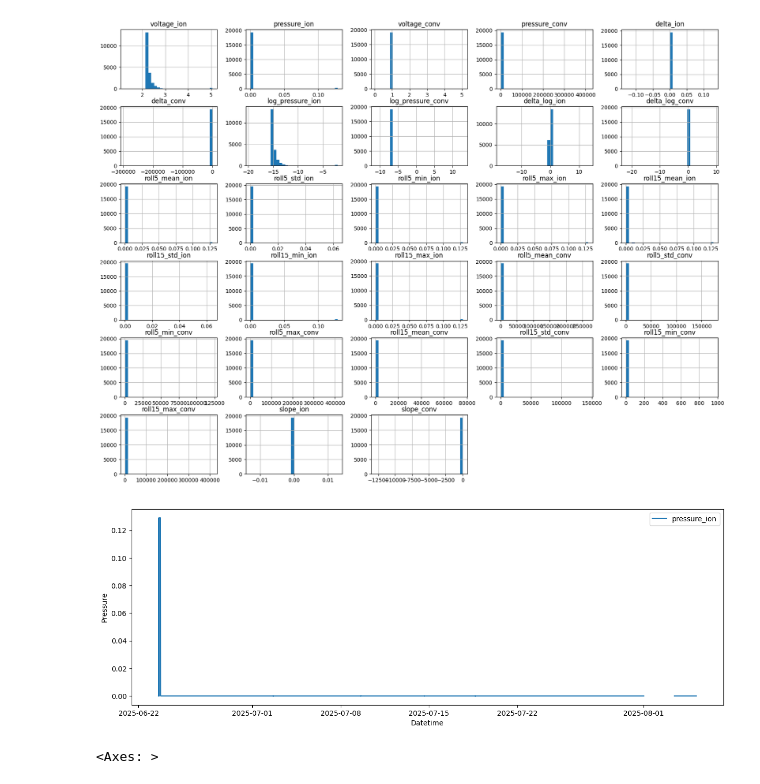
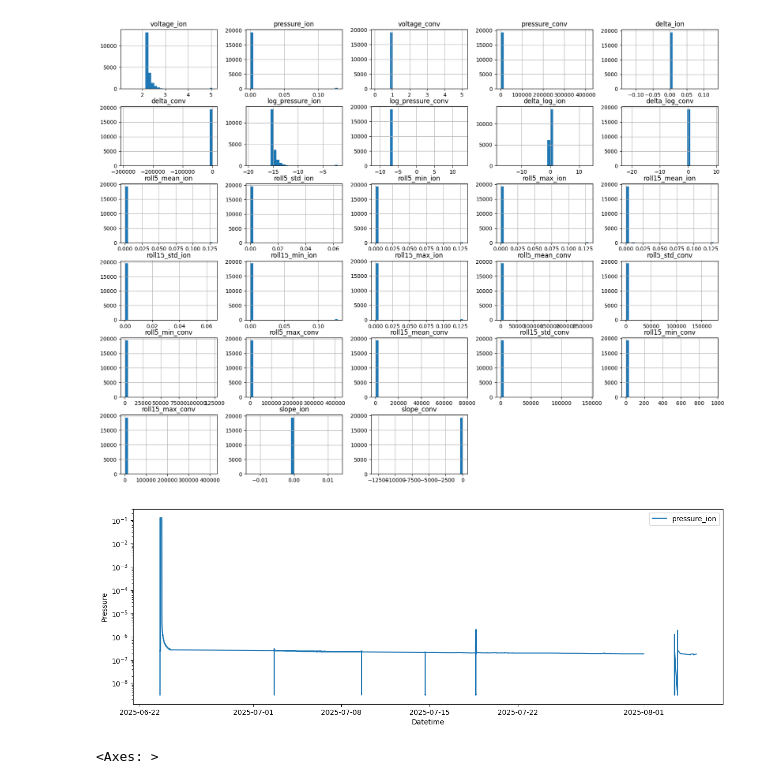
Before and after one commit to CCEW/vacuum_diagnostics, a Jupyter notebook: notebooks/02_edaALL.ipynb, the cells around one changed output. Drawn from its saved outputs; the diff is of its cells as text; code cells hidden in the pictures.

```diff
--- a/notebooks/02_edaALL.ipynb
+++ b/notebooks/02_edaALL.ipynb
@@ -96,12 +77,13 @@ plt.show()
 # %%
 plt.figure(figsize=(15,5))
 plt.plot(df_cleaned.index, df_cleaned['pressure_ion'], label='pressure_ion')
+plt.yscale("log")
 plt.xlabel('Datetime')
 plt.ylabel('Pressure')
 plt.legend()
 plt.show()
 # %% [output]
-[figure, old version]
+[figure, new version]
 # %%
 import seaborn as sns
 df_heatmapv1 = df_cleaned.select_dtypes(include='number').corr()
```
Also changed, not shown: parts of 2 cells of this notebook, 1 other file.
